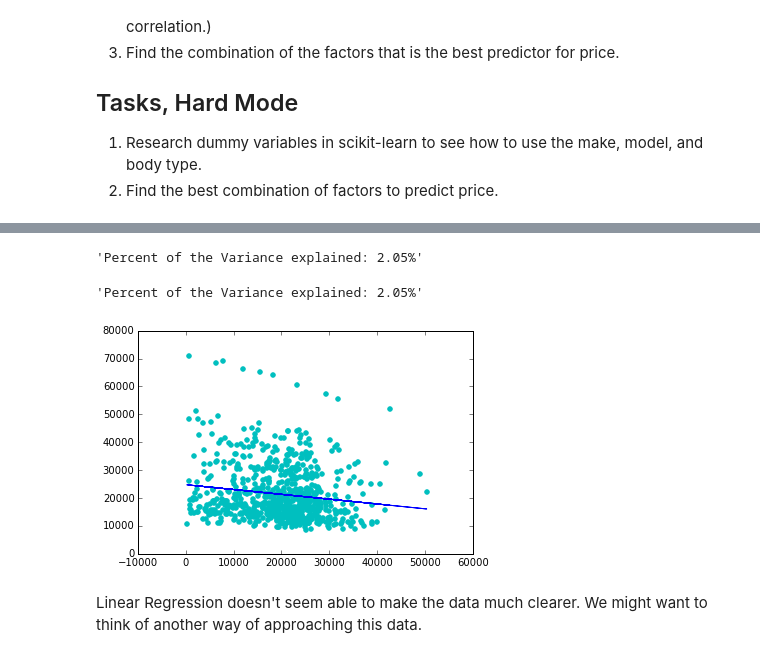
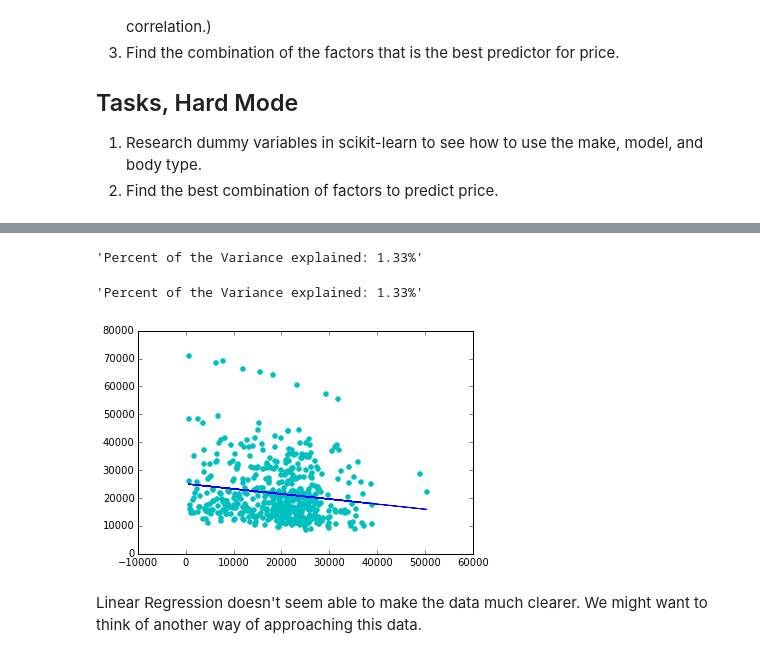
Before and after one commit to SorenOlegnowicz/linear-regression, a Jupyter notebook: How Much is Your Car Worth.ipynb, the cells around one changed output, grey strips where cells are left out. Drawn from its saved outputs; the diff is of its cells as text; code cells hidden in the pictures.

```diff
--- a/How Much is Your Car Worth.ipynb
+++ b/How Much is Your Car Worth.ipynb
@@ -53,27 +54,31 @@ df1.head()
 | 2 | 16218.847862 | 13196 | Buick | Century | Sedan 4D | Sedan | 6 | 3.1 | 4 | 1 | 1 | ... |
 | 3 | 16336.913140 | 16342 | Buick | Century | Sedan 4D | Sedan | 6 | 3.1 | 4 | 1 | 0 | ... |
 | 4 | 16339.170324 | 19832 | Buick | Century | Sedan 4D | Sedan | 6 | 3.1 | 4 | 1 | 0 | ... |
+# %%
+train, test = tts(df1, test_size=.33)
 # %%
-def linear_explanation_2(dependent, independent, data, var=True):
-    x = data[[dependent]]
-    y = data[independent]
+def linear_explanation_2(independent, dependent, train, test, var=True):
+    x = train[[independent]]
+    y = train[dependent]
+    xx = test[[independent]]
+    yy = test[dependent]
     regres = linear_model.LinearRegression()
     regres.fit(x,y)
     if var:
-        return 'Percent of the Variance explained: {}%'.format(round(regres.score(x,y) * 100, 2))
+        return 'Percent of the Variance explained: {}%'.format(round(regres.score(xx, yy) * 100, 2))
     else:
-        return (plt.scatter(x, y, color='c',label=(dependent, independent)), plt.plot(x, regres.predict(x)))
+        return (plt.scatter(x, y, color='c'), plt.plot(x, regres.predict(x)))
 
-linear_explanation_2('Mileage', 'Price', df)
+linear_explanation_2('Mileage', 'Price', train, test)
 # %% [output]
-'Percent of the Variance explained: 2.05%'
+'Percent of the Variance explained: 1.33%'
 # %%
 
-linear_explanation_2('Mileage', 'Price', df, var=False)
-linear_explanation_2('Mileage', 'Price', df)
+linear_explanation_2('Mileage', 'Price', train, test, var=False)
+linear_explanation_2('Mileage', 'Price', train, test)
 # %% [output]
-'Percent of the Variance explained: 2.05%'
+'Percent of the Variance explained: 1.33%'
-[figure, old version]
+[figure, new version]
 # %% [markdown]
 Linear Regression doesn't seem able to make the data much clearer. We might want to think of another way of approaching this data.
 # %%
```
Also changed, not shown: parts of 5 cells of this notebook, 1 other file.
